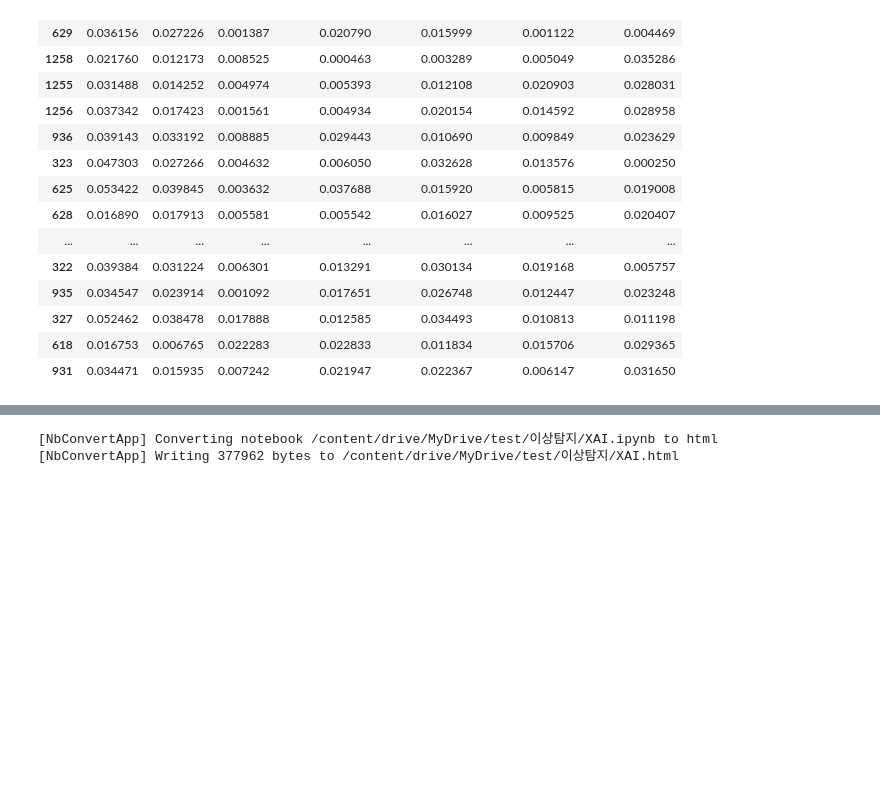
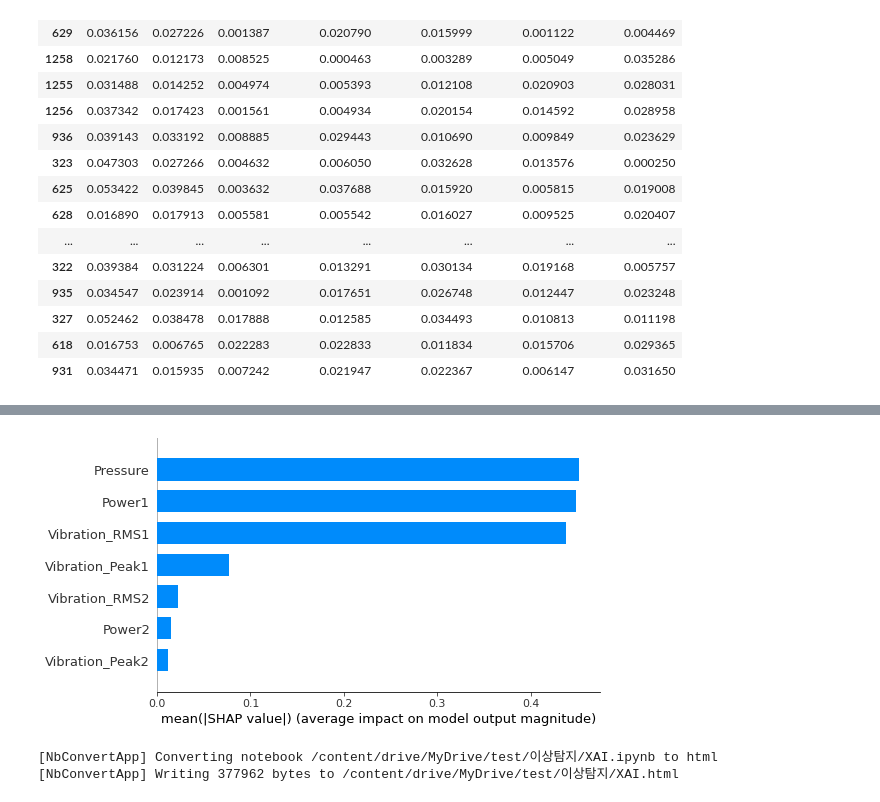
Before and after one commit to ChocoPytoch/BISTelligence, a Jupyter notebook: XAI.ipynb, the cells around one changed output, grey strips where cells are left out. Drawn from its saved outputs; the diff is of its cells as text; code cells hidden in the pictures; blank space fills up the shorter version.

```diff
--- a/XAI.ipynb
+++ b/XAI.ipynb
@@ -474,0 +449,4 @@ exp_model.novelty_contribution(model_ocsvm, train_data, test_data, 10)
+# %%
+shap.initjs()
+shap.summary_plot(df.values, test_data.columns, plot_type = "bar")
+# %% [output]
@@ -475,3 +454,4 @@ exp_model.novelty_contribution(model_ocsvm, train_data, test_data, 10)
+[figure, added]
 # %%
 !jupyter nbconvert --to html '/content/drive/MyDrive/test/이상탐지/XAI.ipynb'
 # %% [output]
```
Also changed, not shown: parts of 9 cells of this notebook.
